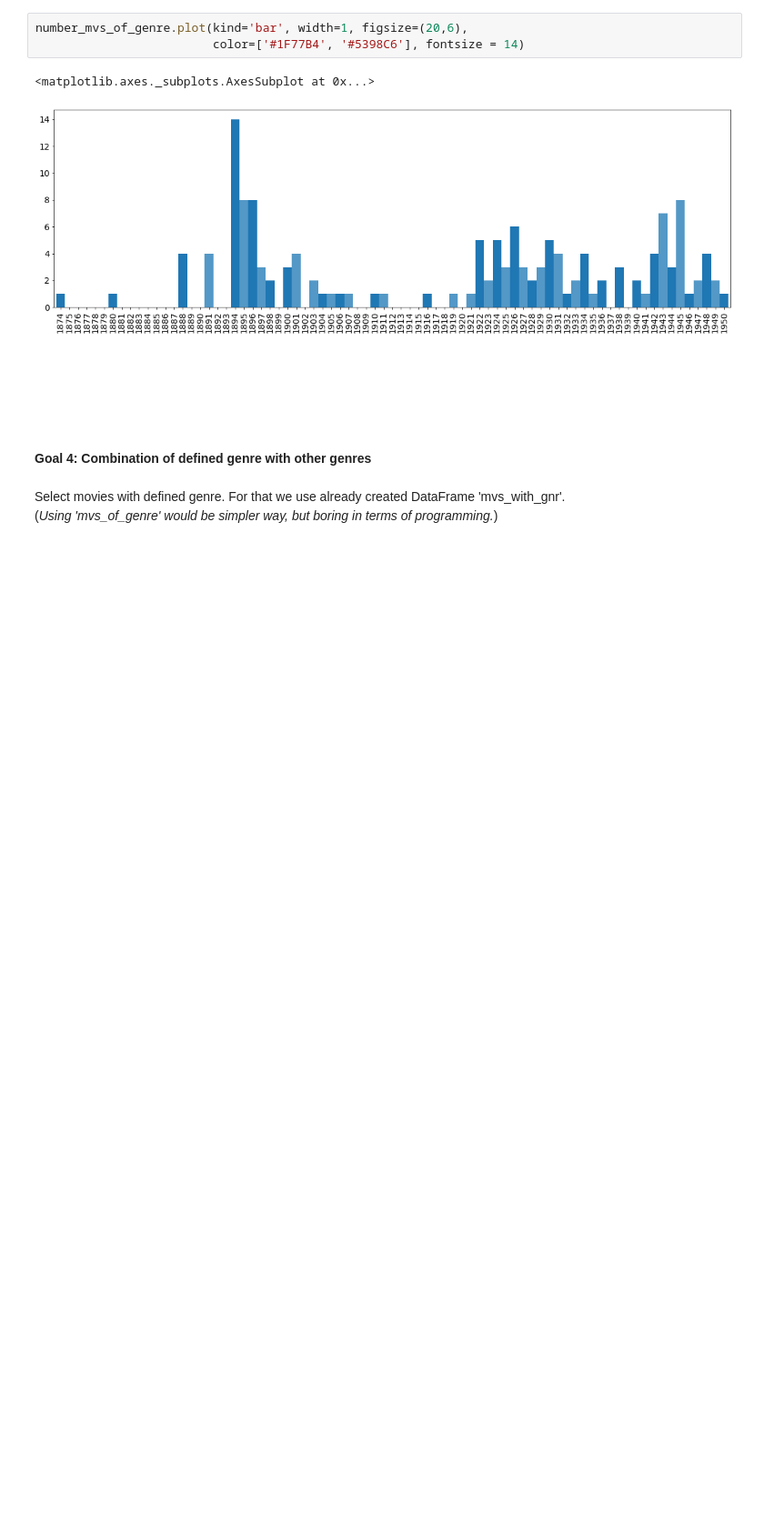
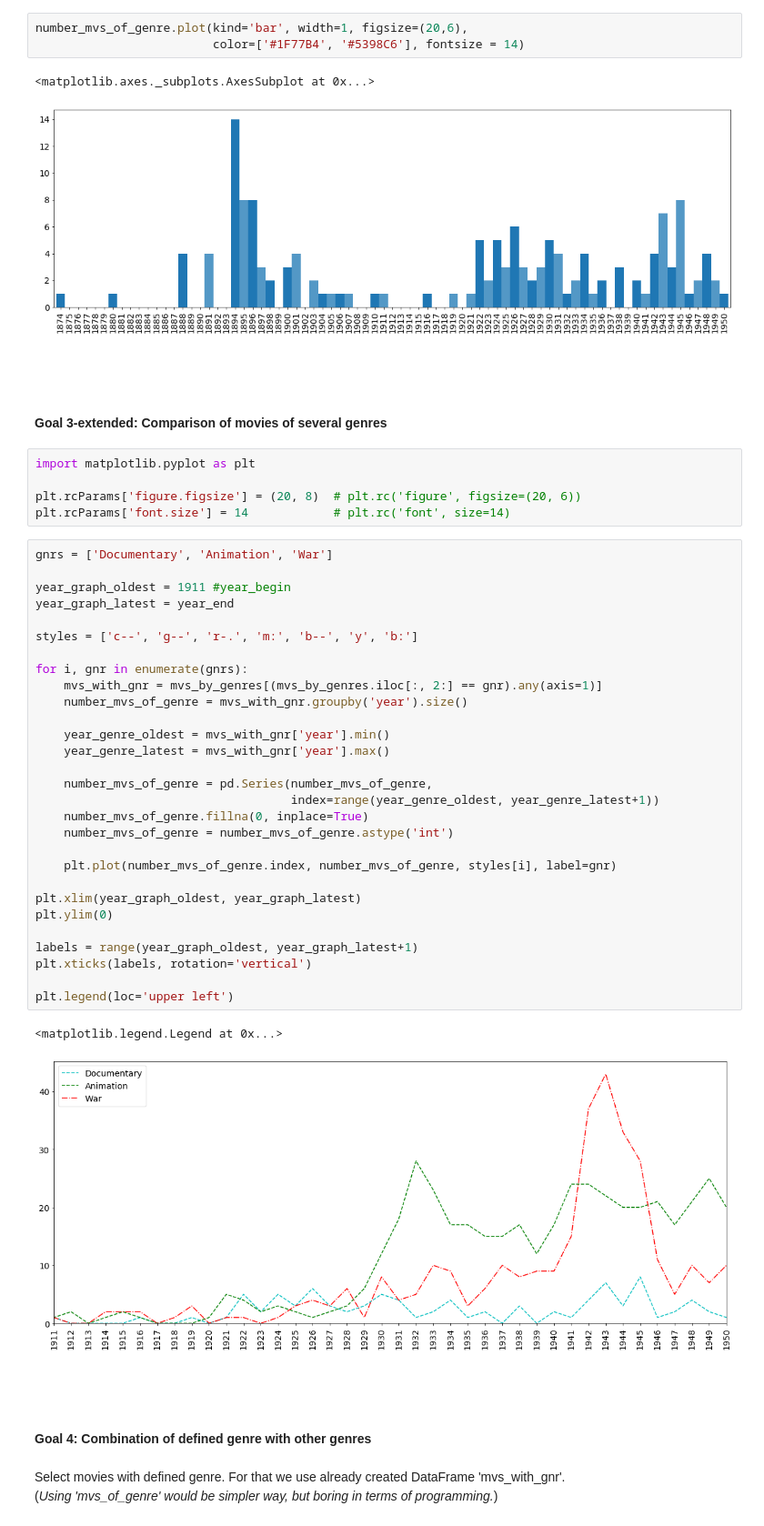
Before and after one commit to Lady3mlnm/analysis_of_different_data, a Jupyter notebook: mini-project_early_movies_(improved).ipynb, the cells around one changed output. Shown: that part at 91% size. Saved outputs shown, nothing was run; the diff lists cells and outputs as text; blank space fills up the shorter version.

```diff
--- a/mini-project_early_movies_(improved).ipynb
+++ b/mini-project_early_movies_(improved).ipynb
@@ -534,8 +534,48 @@ number_mvs_of_genre.plot(kind='bar', width=1, figsize=(20,6),
 # %% [output]
 <matplotlib.axes._subplots.AxesSubplot at 0x...>
 [figure]
-# %% [markdown]
-<br>
+# %% [markdown]
+<br>
+<br>
+
+#### Goal 3-extended: Comparison of movies of several genres
+# %%
+import matplotlib.pyplot as plt
+
+plt.rcParams['figure.figsize'] = (20, 8)  # plt.rc('figure', figsize=(20, 6))
+plt.rcParams['font.size'] = 14            # plt.rc('font', size=14)
+# %%
+gnrs = ['Documentary', 'Animation', 'War']
+
+year_graph_oldest = 1911 #year_begin
+year_graph_latest = year_end
+
+styles = ['c--', 'g--', 'r-.', 'm:', 'b--', 'y', 'b:']
+
+for i, gnr in enumerate(gnrs):
+    mvs_with_gnr = mvs_by_genres[(mvs_by_genres.iloc[:, 2:] == gnr).any(axis=1)]
+    number_mvs_of_genre = mvs_with_gnr.groupby('year').size()
+
+    year_genre_oldest = mvs_with_gnr['year'].min()
+    year_genre_latest = mvs_with_gnr['year'].max()
+
+    number_mvs_of_genre = pd.Series(number_mvs_of_genre,
+                                    index=range(year_genre_oldest, year_genre_latest+1))
+    number_mvs_of_genre.fillna(0, inplace=True)
+    number_mvs_of_genre = number_mvs_of_genre.astype('int')
+
+    plt.plot(number_mvs_of_genre.index, number_mvs_of_genre, styles[i], label=gnr)
+
+plt.xlim(year_graph_oldest, year_graph_latest)
+plt.ylim(0)
+
+labels = range(year_graph_oldest, year_graph_latest+1)
+plt.xticks(labels, rotation='vertical')
+
+plt.legend(loc='upper left')
+# %% [output]
+<matplotlib.legend.Legend at 0x...>
+[figure, added]
 # %% [markdown]
 <br>
 <br>
```
Also changed, not shown: parts of 4 cells of this notebook, 2 other files.
